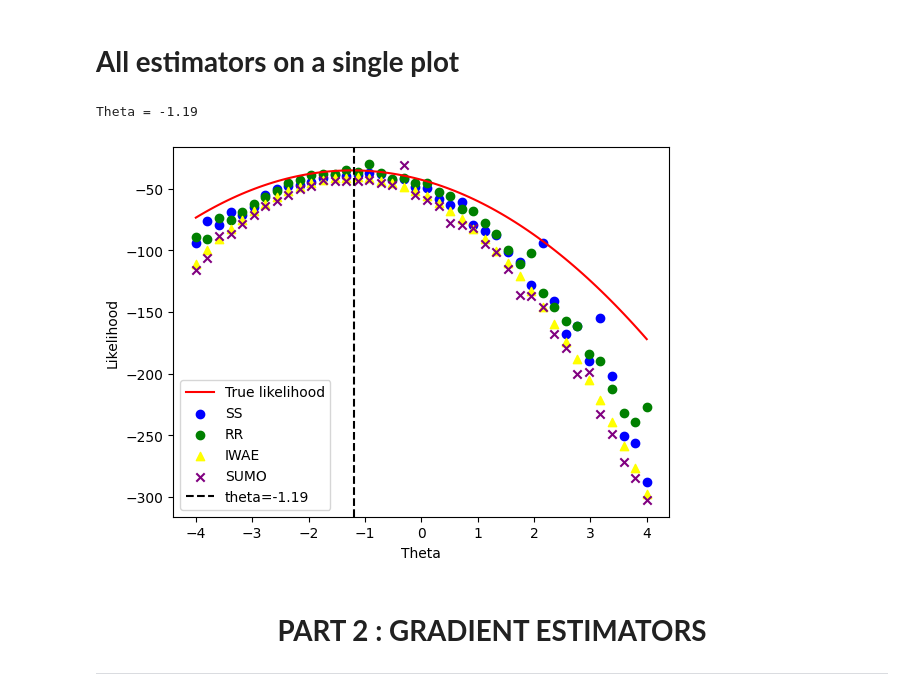
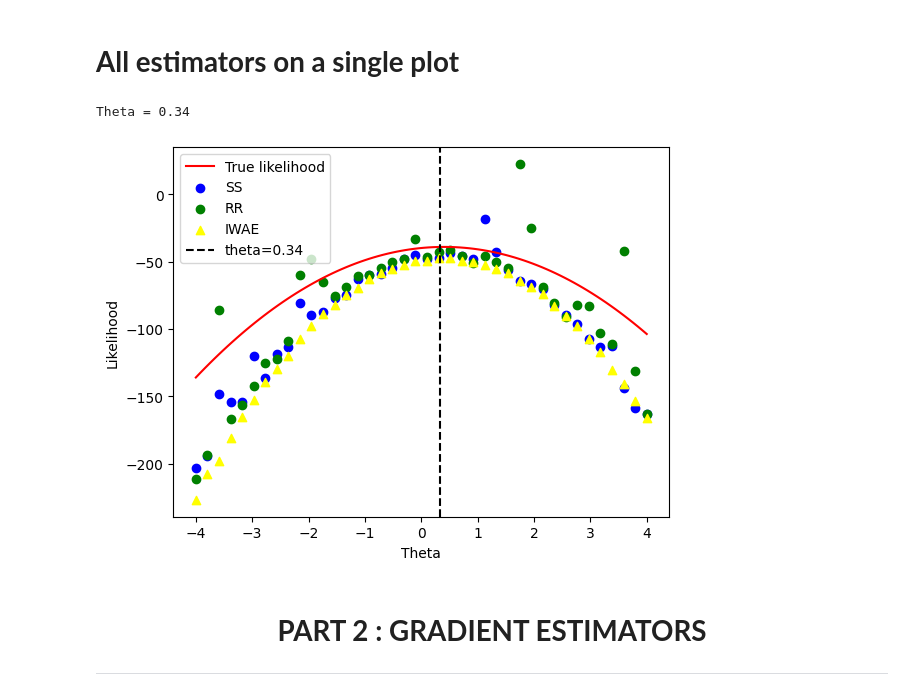
Before and after one commit to JulienPeignon/Monte_Carlo_Simulations, a Jupyter notebook: Final_Project.ipynb, the cells around one changed output. Cells and saved outputs as stored; diff of their text form; code cells hidden in the pictures.

```diff
--- a/Final_Project.ipynb
+++ b/Final_Project.ipynb
@@ -171,17 +169,18 @@ def RR_estimator(n_sim, mean, r, x_data):
 # %% [markdown]
 ### **b) Plotting function**
 # %%
-def plot_rr(debut,fin,pas,n_sim,x_data):
+def plot_rr(debut,fin,pas,n_sim,x_data,plot_progress):
   liste = np.linspace(debut,fin,pas)
   progress = [round(pas/4),round(pas/2),round((3*pas)/4)]
   x,y = [],[]
   for k in liste:
     y.append(RR_estimator(n_sim=n_sim, mean=np.zeros(20)+k, r=0.6, x_data=x_data))
     x.append(k)
-    if len(y) in progress:
-      print("Progress RR: "+str('{:.1f}'.format(100*(len(y)/pas)))+"%")
+    if plot_progress:
+      if len(y) in progress:
+        print("Progress RR: "+str('{:.1f}'.format(100*(len(y)/pas)))+"%")
   return x, y
 # %%
 print("Theta = " + str('{:.2f}'.format((theta))))
-x_rr, y_rr = plot_rr(debut=-4, fin=4, pas=40, n_sim=400, x_data=x_data)
+x_rr, y_rr = plot_rr(debut=-4, fin=4, pas=40, n_sim=50, x_data=x_data, plot_progress=True)
 # %% [output]
@@ -227,17 +226,18 @@ def iwae(n_sim,k,mean,x_data):
 # %% [markdown]
 ### **b) Plotting function**
 # %%
-def plot_iwae(debut, fin, pas, n_sim, x_data):
+def plot_iwae(k_iwae, debut, fin, pas, n_sim, x_data, plot_progress):
   liste = np.linspace(debut,fin,pas)
   progress = [round(pas/4),round(pas/2),round((3*pas)/4)]
   x,y = [],[]
   for k in liste:
-    y.append(iwae(n_sim=n_sim, k=5, mean=np.zeros(20)+k, x_data=x_data))
+    y.append(iwae(n_sim=n_sim, k=k_iwae, mean=np.zeros(20)+k, x_data=x_data))
     x.append(k)
-    if len(y) in progress:
-      print("Progress IWAE: "+str('{:.1f}'.format(100*(len(y)/pas)))+"%")
+    if plot_progress:
+      if len(y) in progress:
+        print("Progress IWAE: "+str('{:.1f}'.format(100*(len(y)/pas)))+"%")
   return x, y
 # %%
 print("Theta = " + str('{:.2f}'.format((theta))))
-x_iwae, y_iwae = plot_iwae(debut=-4, fin=4, pas=40, n_sim=400, x_data=x_data)
+x_iwae, y_iwae = plot_iwae(k_iwae=5, debut=-4, fin=4, pas=40, n_sim=50, x_data=x_data, plot_progress=True)
 # %% [output]
@@ -336,21 +337,21 @@ plt.show()
 # %%
 print("Theta = " + str('{:.2f}'.format((theta))))
 theta_range = np.linspace(-4, 4, 100)
 likelihood_values = [np.log(true_likelihood(x_data, theta)) for theta in theta_range]
 
 plt.plot(theta_range, likelihood_values, color='r', label='True likelihood')
 plt.scatter(x_ss,y_ss, color='b', label='SS')
 plt.scatter(x_rr,y_rr, color='green', label='RR')
 plt.scatter(x_iwae,y_iwae, color='yellow', marker='^', label='IWAE')
-plt.scatter(x_sumo,y_sumo, color='purple', marker='x', label='SUMO')
+#plt.scatter(x_sumo,y_sumo, color='purple', marker='x', label='SUMO')
 plt.axvline(x=theta, color='black', linestyle='--', label='theta='+ str('{:.2f}'.format(theta)))
 plt.xlabel('Theta')
 plt.ylabel('Likelihood')
 plt.legend(loc='best')
 plt.show()
 # %% [output]
-Theta = -1.19
+Theta = 0.34
-[figure, old version]
+[figure, new version]
 # %% [markdown]
 # <center>**PART 2 : GRADIENT ESTIMATORS**</center>
 
```
Also changed, not shown: parts of 28 cells of this notebook.
